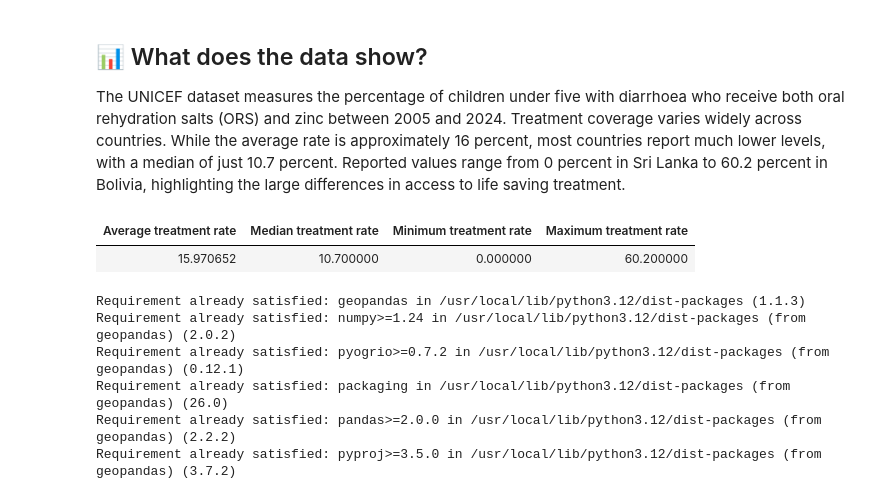
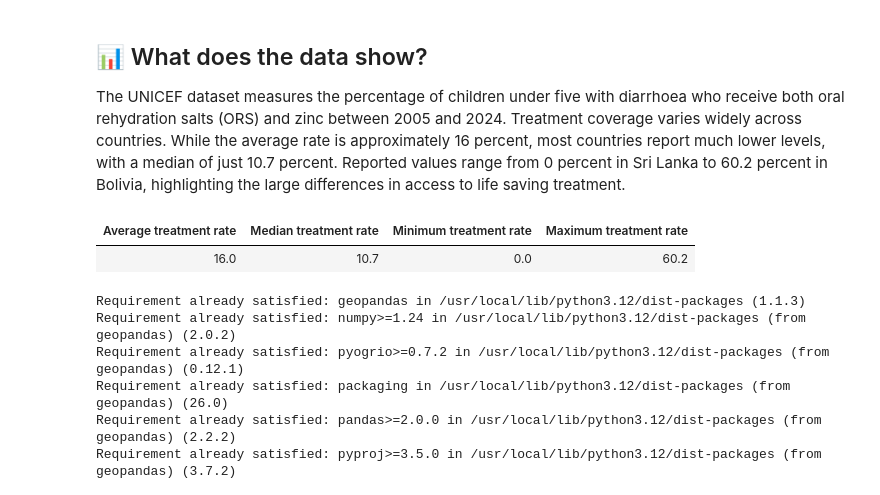
Before and after one commit to laniquahendricks2/laniquahendricks2.github.io, a Jupyter notebook: UNICEF_Assignment.ipynb, the cells around one changed output. Drawn from its saved outputs; the diff is of its cells as text; code cells hidden in the pictures.

```diff
--- a/UNICEF_Assignment.ipynb
+++ b/UNICEF_Assignment.ipynb
@@ -373,20 +365,47 @@ HTML('<hr style="border: none; height: 2px; background: linear-gradient(to right
 The UNICEF dataset measures the percentage of children under five with diarrhoea who receive both oral rehydration salts (ORS) and zinc between 2005 and 2024. Treatment coverage varies widely across countries. While the average rate is approximately 16 percent, most countries report much lower levels, with a median of just 10.7 percent. Reported values range from 0 percent in Sri Lanka to 60.2 percent in Bolivia, highlighting the large differences in access to life saving treatment.
 # %%
 #| echo: false
+from IPython.display import display
+import pandas as pd
 
-from IPython.display import display
+summary_stats = (
+    latest_country.select([
+        pl.col("obs_value").mean().round(1).alias("Average treatment rate"),
+        pl.col("obs_value").median().round(1).alias("Median treatment rate"),
+        pl.col("obs_value").min().round(1).alias("Minimum treatment rate"),
+        pl.col("obs_value").max().round(1).alias("Maximum treatment rate")
+    ])
+)
 
-summary_stats = latest_country.select([
-    pl.col("obs_value").mean().alias("Average treatment rate"),
-    pl.col("obs_value").median().alias("Median treatment rate"),
-    pl.col("obs_value").min().alias("Minimum treatment rate"),
-    pl.col("obs_value").max().alias("Maximum treatment rate")
-])
+styled_table = (
+    summary_stats.to_pandas()
+    .style
+    .format("{:.1f}")
+    .hide(axis="index")
+    .set_properties(**{
+        "background-color": "#e8f5e9",
+        "color": "#1b5e20",
+        "border": "1px solid #c8e6c9",
+        "text-align": "center",
+        "font-size": "14px"
+    })
+    .set_table_styles([
+        {
+            "selector": "th",
+            "props": [
+                ("background-color", "#2e7d32"),
+                ("color", "white"),
+                ("font-weight", "bold"),
+                ("text-align", "center")
+            ]
+        }
+    ])
+)
 
-display(summary_stats.to_pandas().style.hide(axis="index"))
+display(styled_table)
 # %% [output]
 | Average treatment rate | Median treatment rate | Minimum treatment rate | Maximum treatment rate |
-| 15.970652 | 10.700000 | 0.000000 | 60.200000 |
+| 16.0 | 10.7 | 0.0 | 60.2 |
 # %%
 #| include: false
 !pip install geopandas
```
Also changed, not shown: parts of 1 cell of this notebook.
